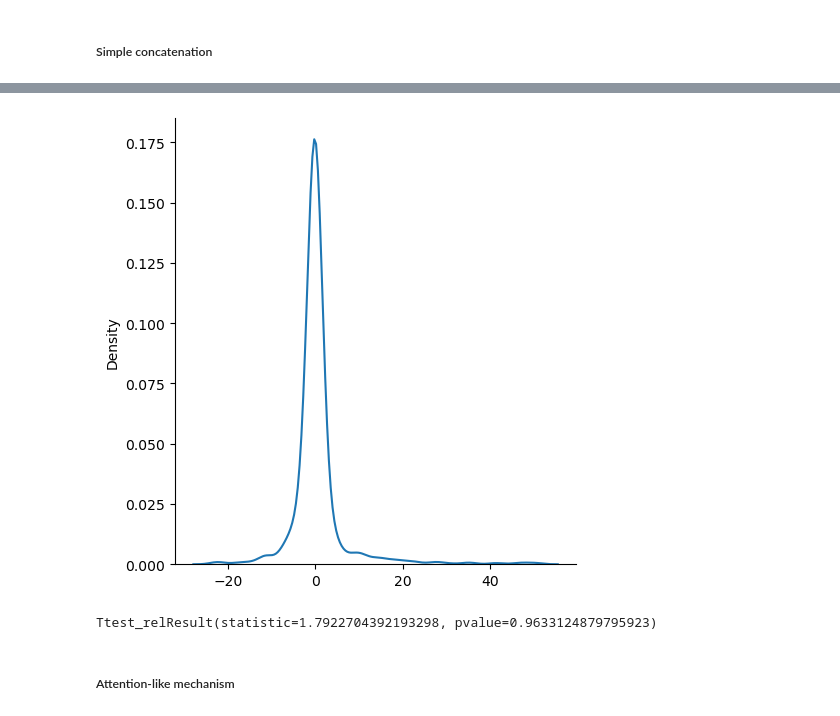
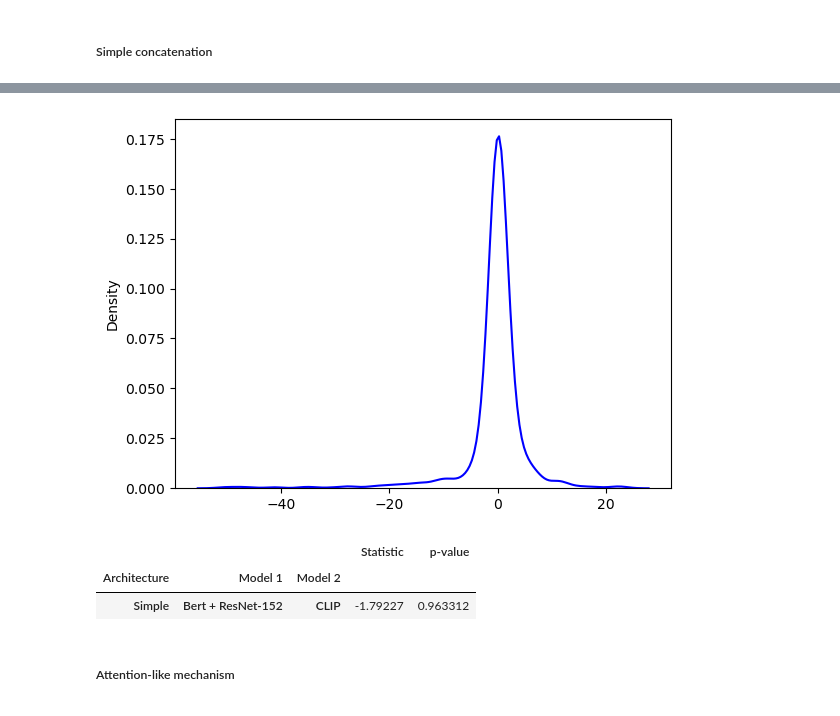
Before and after one commit to giacomorebecchi/food-pricing, a Jupyter notebook: notebooks/05.02_statistical_analysis.ipynb, the cells around one changed output, grey strips where cells are left out. Saved outputs shown, nothing was run; the diff lists cells and outputs as text; code cells hidden in the pictures.

Commit message:
Statistical analysis completed

```diff
--- a/notebooks/05.02_statistical_analysis.ipynb
+++ b/notebooks/05.02_statistical_analysis.ipynb
@@ -11,10 +11,13 @@ from pathlib import PurePosixPath
 import seaborn as sns
 import matplotlib.pyplot as plt
 # %%
-def plot_dist(model1:np.ndarray, model2:np.ndarray, filter_quantiles:float=0.01) -> None:
-    min_val = np.quantile(model1-model2, filter_quantiles)
-    max_val = np.quantile(model1-model2, 1-filter_quantiles)
-    ar = model1-model2
+def plot_dist(
+    model1: np.ndarray, model2: np.ndarray, filter_quantiles: float = 0.01, color="blue"
+) -> None:
+    fig, ax = plt.subplots()
+    min_val = np.quantile(model1 - model2, filter_quantiles)
+    max_val = np.quantile(model1 - model2, 1 - filter_quantiles)
+    ar = model1 - model2
     ar = ar[(min_val < ar) & (ar < max_val)]
-    sns.displot(ar, kind="kde")
-    plt.show()
+    sns.kdeplot(ar, color=color, ax=ax)
+    return fig
@@ -47,22 +53,29 @@ Some weights of the model checkpoint at dbmdz/bert-base-italian-xxl-uncased were
 - This IS expected if you are initializing BertModel from the checkpoint of a model trained on another task or with another architecture (e.g. initializing a BertForSequenceClassification model from a ...
 - This IS NOT expected if you are initializing BertModel from the checkpoint of a model that you expect to be exactly identical (initializing a BertForSequenceClassification model from a BertForSequen ...
 Global seed set to 42
-# %%
-plot_dist(res_simple_clip, res_simple_bert_resnet152)
-# %% [output]
-[figure, removed]
+# %%
+fig = plot_dist(res_simple_bert_resnet152, res_simple_clip)
+fig.savefig("plots/density_paired_t-test_simple.jpg")
+# %% [output]
+[figure, added]
 # %%
-sp.stats.ttest_rel(
-    b=res_simple_bert_resnet152,
-    a=res_simple_clip,
-    alternative="less"
+simple_ttest = sp.stats.ttest_rel(
+    a=res_simple_bert_resnet152,
+    b=res_simple_clip,
+    alternative="greater"
 )
 
 # Theory: CLIP better than BERT+ResNet-152
-# H0: BertResNet152 > CLIP
-# H1: smaller
+# H0: BertResNet152 <= CLIP
+# H1: greater
+
+test_results.loc[("Simple", "Bert + ResNet-152", "CLIP"), :] = (simple_ttest.statistic, simple_ttest.pvalue)
-# %% [output]
-Ttest_relResult(statistic=1.7922704392193298, pvalue=0.9633124879795923)
+# %%
+test_results
+# %% [output]
+|  |  |  | Statistic | p-value |
+| Architecture | Model 1 | Model 2 |  |  |
+| Simple | Bert + ResNet-152 | CLIP | -1.79227 | 0.963312 |
 # %% [markdown]
 ##### Attention-like mechanism
 # %%
```
Also changed, not shown: parts of 16 cells of this notebook, 5 other files.
